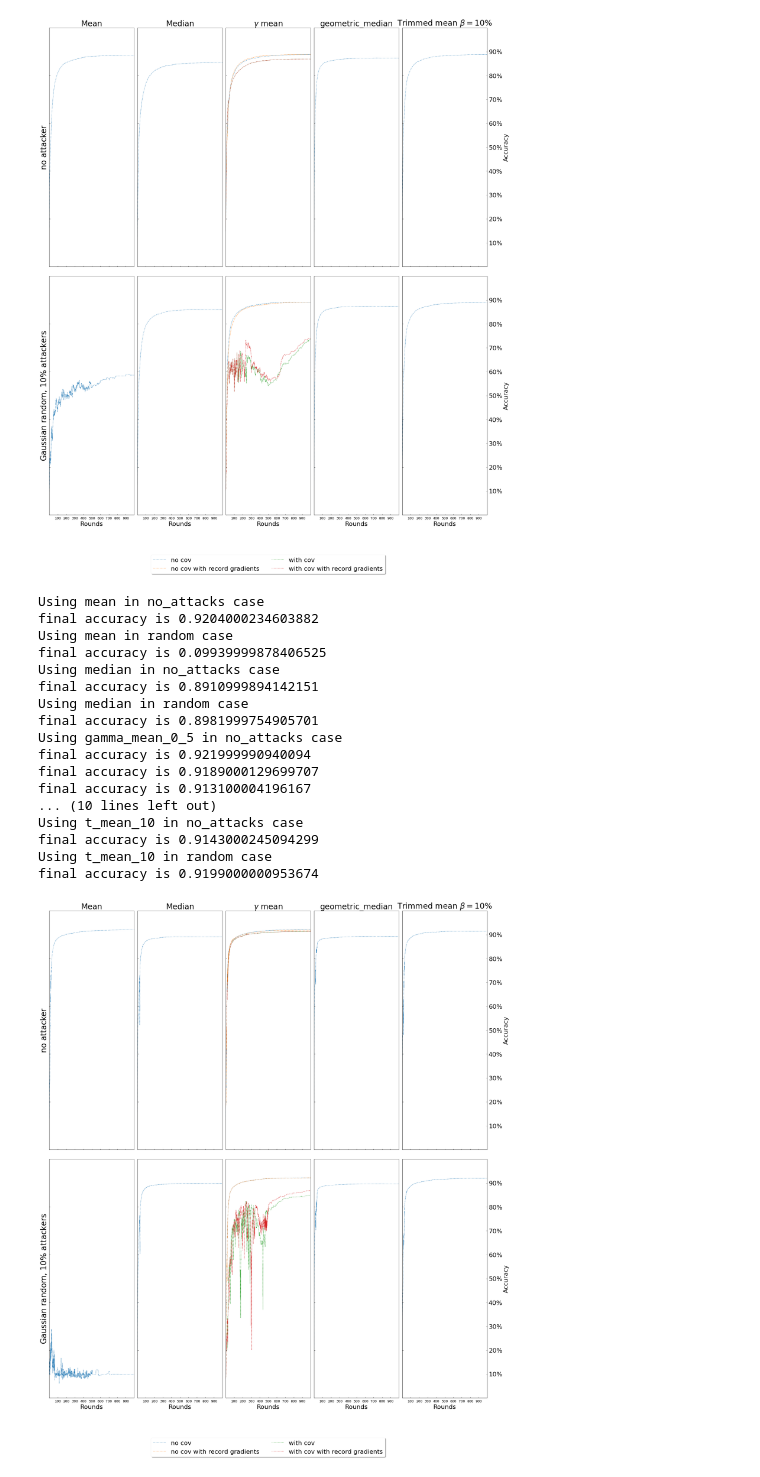
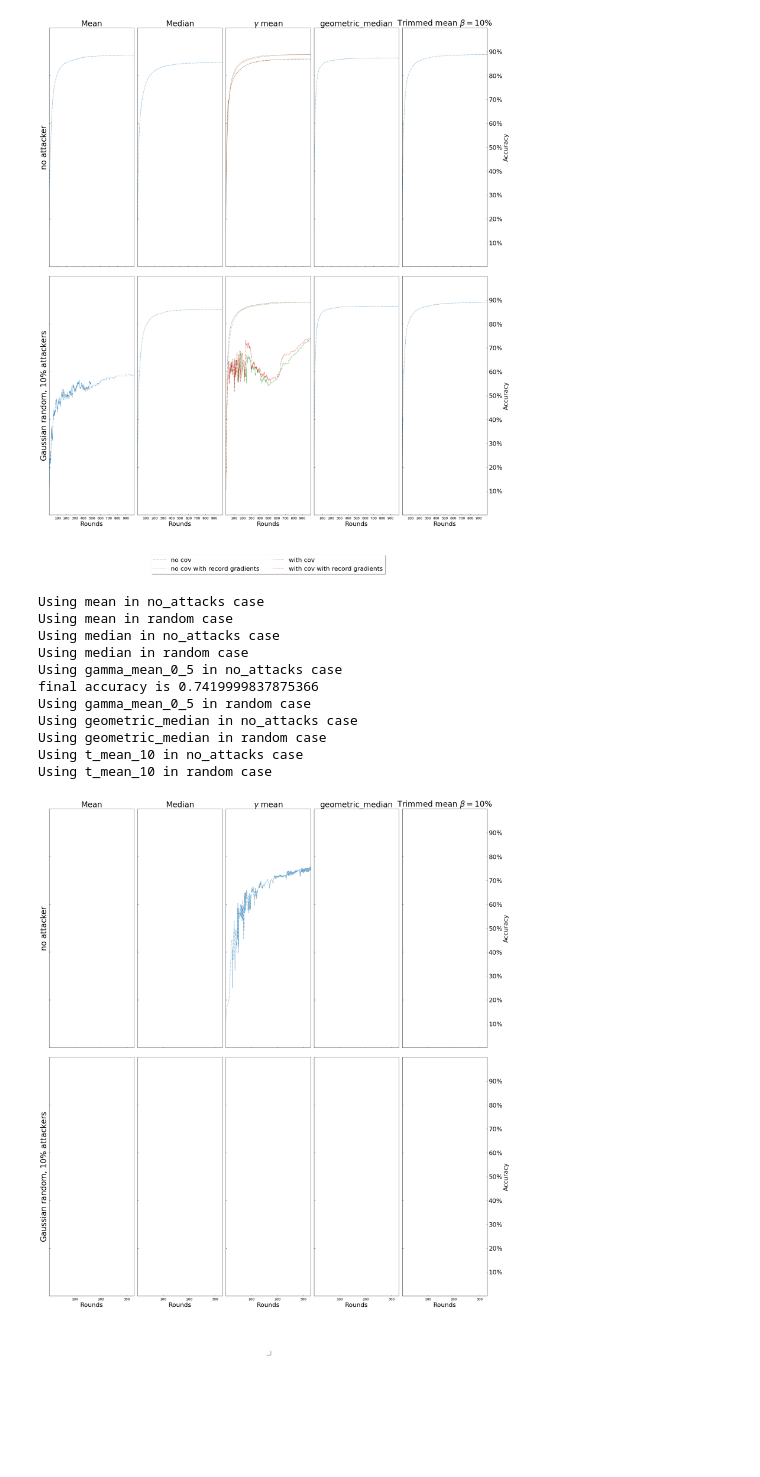
Before and after one commit to CenjhihLi/robust_federated_learning, a Jupyter notebook: mnist_results_plots.ipynb, the cells around one changed output. Cells and saved outputs as stored; diff of their text form; code cells hidden in the pictures; blank space fills up the shorter version.

```diff
--- a/mnist_results_plots.ipynb
+++ b/mnist_results_plots.ipynb
@@ -145,7 +145,7 @@ plt.rc('ytick', labelsize=MEDIUM_SIZE)     # fontsize of the tick labels
 plt.rc('legend', fontsize=BIGGER_SIZE)     # legend fontsize
 plt.rc('figure', titlesize=BIGGER_SIZE)    # fontsize of the figure title
 
-experiment, seed, cpr, attack_type, real_alpha, num_samples_per_attacker = 'cnn_expr', 1, 'all', 'random', 10, 1000000
+experiment, seed, cpr, attack_type, real_alpha, num_samples_per_attacker = 'fashion_mnist_cnn_expr', 1, 'all', 'random', 10, 1000000
 fig, axs = plt.subplots(2, 5, figsize=(28, 32), sharex=True, sharey='row',  gridspec_kw={'hspace': 0.04, 'wspace': 0.04})
 (ax1, ax2, ax3, ax4, ax5), (ax6, ax7, ax8, ax9, ax10) = axs
 
@@ -207,41 +207,35 @@ for i, aggr in enumerate(plot_list):
             (f'experiments/{experiment}_{attack_type}/seed_{seed}/{aggr}_cpr_{cpr}_b_{attack_type}_{real_alpha}_{num_samples_per_attacker}', f'{aggr}[1] byz', 0.6, ':'), #'#AAAAAA', ':',), #'#EE0303', ':'),
             ]
     print("Using {} in {} case".format(aggr,attack_type))
     plot_range(exp_alpha_10, axs[1][i], 0, 999, metric_idx=1)
 
 ax8.legend(
            labels=['no cov', 'no cov with record gradients', 'with cov', 'with cov with record gradients'],   # The labels for each line
            loc="lower center",   # Position of legend
 #            borderpad=0.5,    # Small spacing around legend box
 #            title="gamma mean type",  # Title for the legend
          fontsize=MEDIUM_SIZE,
            bbox_to_anchor=(0.5,-0.26),
            fancybox=True,
             shadow=True,
            ncol=2
 )
 for ax in axs.flat:
     ax.tick_params(direction="in")
     ax.margins(0)
     ax.label_outer()
 
 #fig.savefig('CNN_attackers_10%.pdf', format='pdf', bbox_inches='tight')
 # %% [output]
 Using mean in no_attacks case
-final accuracy is 0.9204000234603882
 Using mean in random case
-final accuracy is 0.09939999878406525
 Using median in no_attacks case
-final accuracy is 0.8910999894142151
 Using median in random case
-final accuracy is 0.8981999754905701
 Using gamma_mean_0_5 in no_attacks case
-final accuracy is 0.921999990940094
-final accuracy is 0.9189000129699707
-final accuracy is 0.913100004196167
-... (10 lines left out)
+final accuracy is 0.7419999837875366
+Using gamma_mean_0_5 in random case
+Using geometric_median in no_attacks case
+Using geometric_median in random case
 Using t_mean_10 in no_attacks case
-final accuracy is 0.9143000245094299
 Using t_mean_10 in random case
-final accuracy is 0.9199000000953674
-[figure, old version]
+[figure, new version]
```
Also changed, not shown: 4 other files.
